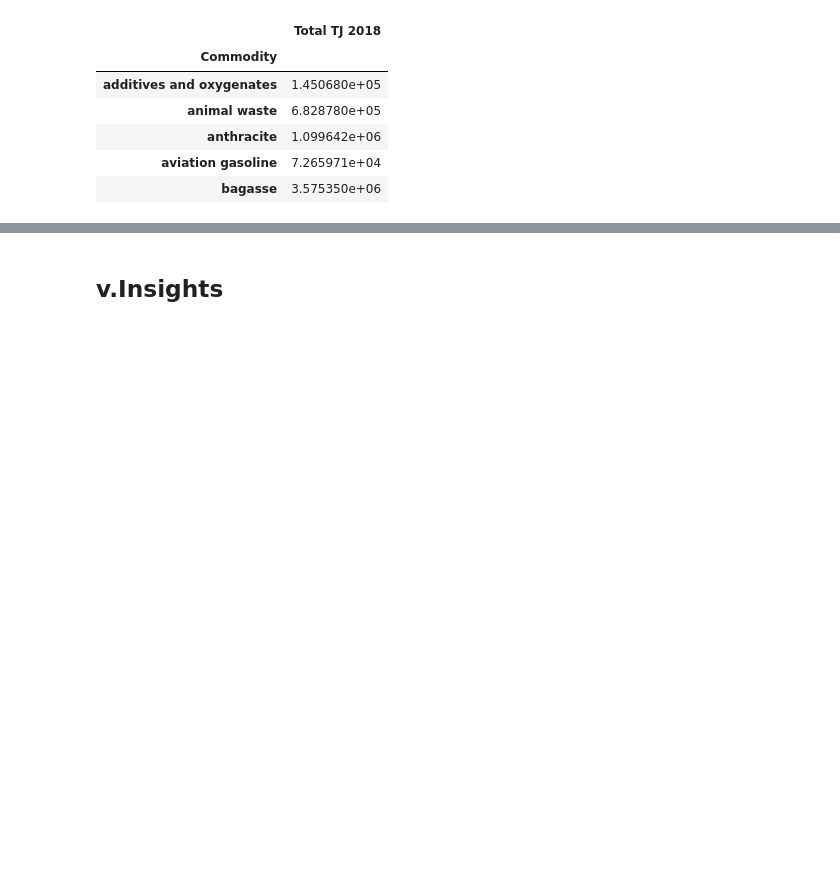
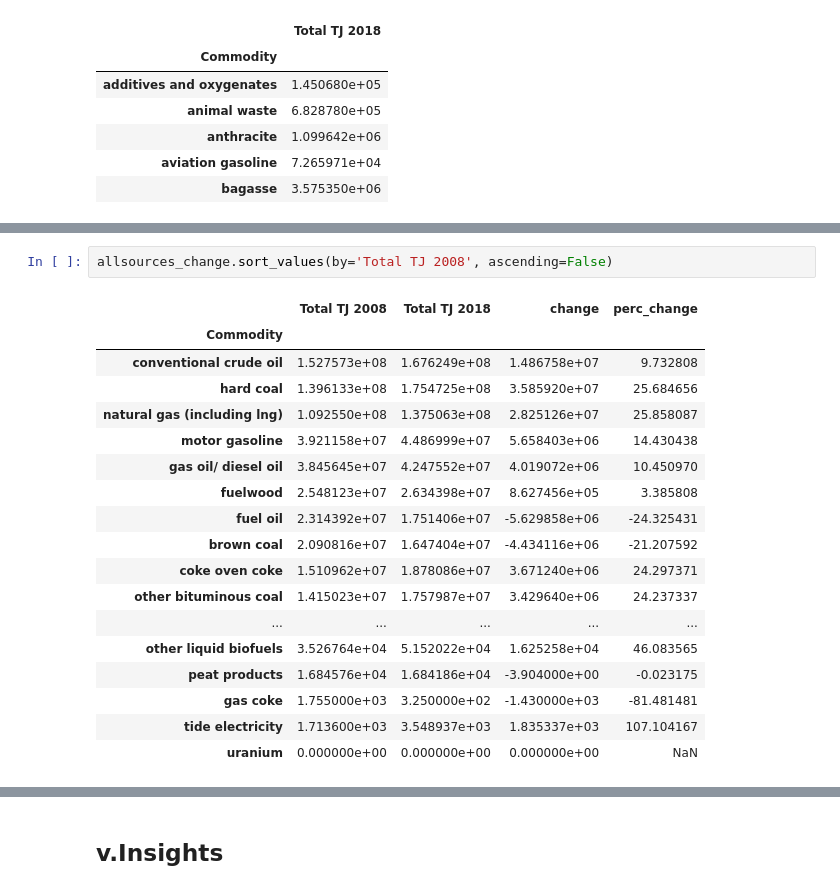
Before and after one commit to rachelmellinthurston/renewable_energy_sources, a Jupyter notebook: all_energy_sources.ipynb, the cells around one changed output, grey strips where cells are left out. Drawn from its saved outputs; the diff is of its cells as text; blank space fills up the shorter version.

```diff
--- a/all_energy_sources.ipynb
+++ b/all_energy_sources.ipynb
@@ -248,4 +259,25 @@ allsources_change.sort_values(by='perc_change', ascending=False)
 | uranium | 0.000000e+00 | 0.000000e+00 | 0.000000e+00 | NaN |
+# %%
+allsources_change.sort_values(by='Total TJ 2008', ascending=False)
+# %% [output]
+|  | Total TJ 2008 | Total TJ 2018 | change | perc_change |
+| Commodity |  |  |  |  |
+| conventional crude oil | 1.527573e+08 | 1.676249e+08 | 1.486758e+07 | 9.732808 |
+| hard coal | 1.396133e+08 | 1.754725e+08 | 3.585920e+07 | 25.684656 |
+| natural gas (including lng) | 1.092550e+08 | 1.375063e+08 | 2.825126e+07 | 25.858087 |
+| motor gasoline | 3.921158e+07 | 4.486999e+07 | 5.658403e+06 | 14.430438 |
+| gas oil/ diesel oil | 3.845645e+07 | 4.247552e+07 | 4.019072e+06 | 10.450970 |
+| fuelwood | 2.548123e+07 | 2.634398e+07 | 8.627456e+05 | 3.385808 |
+| fuel oil | 2.314392e+07 | 1.751406e+07 | -5.629858e+06 | -24.325431 |
+| brown coal | 2.090816e+07 | 1.647404e+07 | -4.434116e+06 | -21.207592 |
+| coke oven coke | 1.510962e+07 | 1.878086e+07 | 3.671240e+06 | 24.297371 |
+| other bituminous coal | 1.415023e+07 | 1.757987e+07 | 3.429640e+06 | 24.237337 |
+| ... | ... | ... | ... | ... |
+| other liquid biofuels | 3.526764e+04 | 5.152022e+04 | 1.625258e+04 | 46.083565 |
+| peat products | 1.684576e+04 | 1.684186e+04 | -3.904000e+00 | -0.023175 |
+| gas coke | 1.755000e+03 | 3.250000e+02 | -1.430000e+03 | -81.481481 |
+| tide electricity | 1.713600e+03 | 3.548937e+03 | 1.835337e+03 | 107.104167 |
+| uranium | 0.000000e+00 | 0.000000e+00 | 0.000000e+00 | NaN |
 # %%
 import matplotlib.pyplot as plt
 
```
Also changed, not shown: parts of 15 cells of this notebook, 1 other file.
